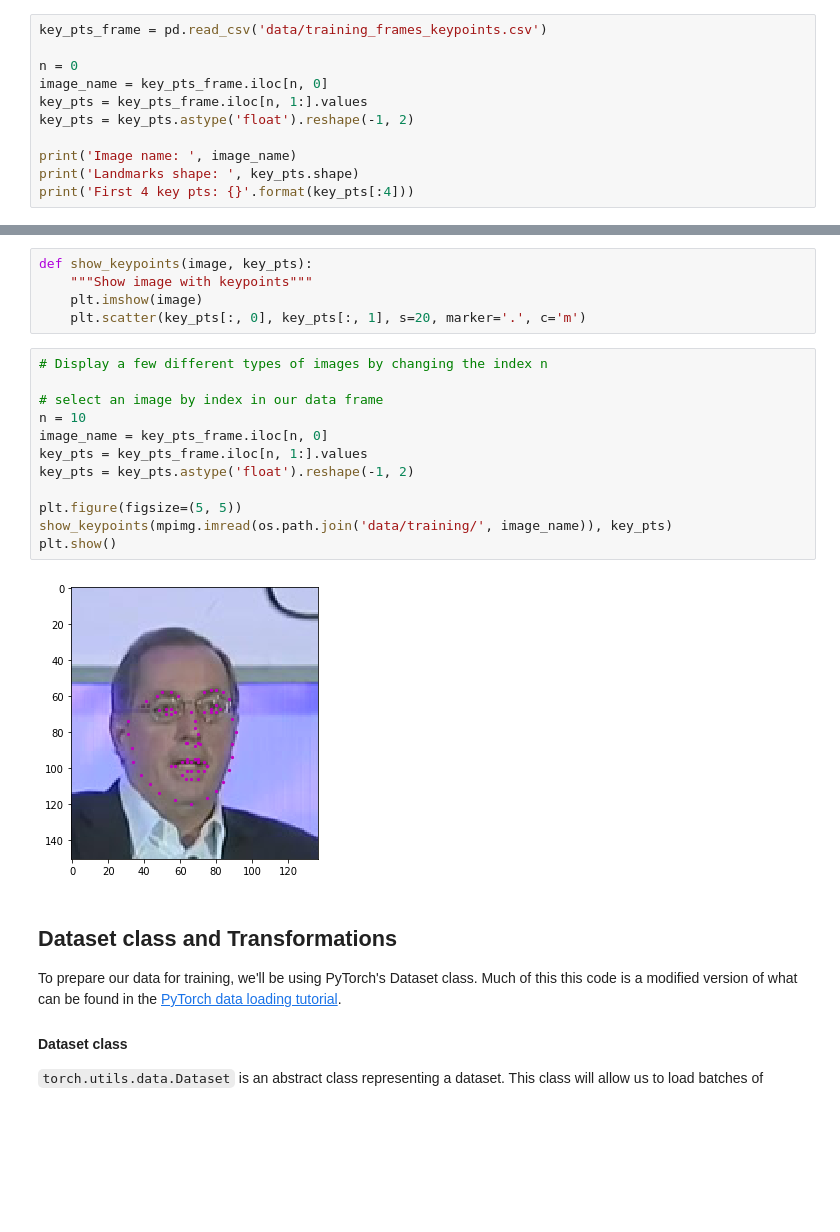
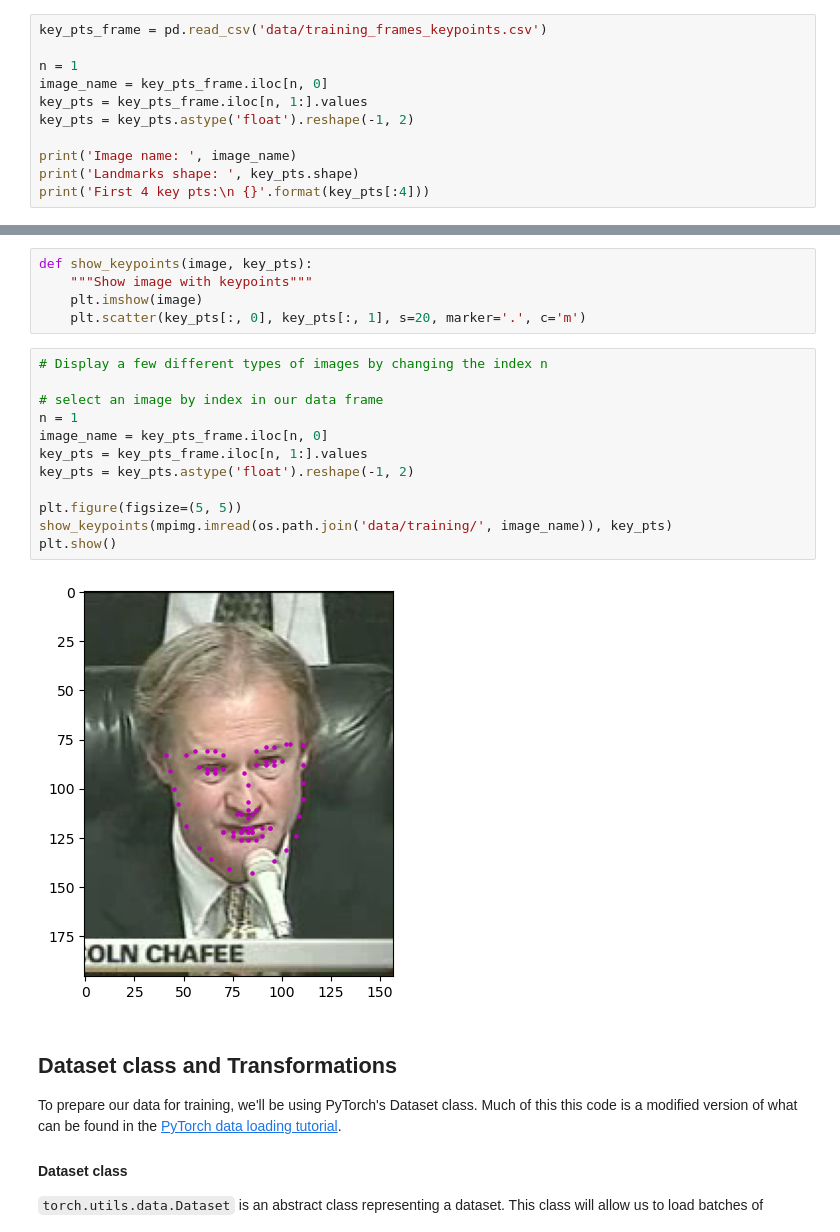
Before and after one commit to germanadrianGIT/P1_Facial_Keypoints, a Jupyter notebook: 1. Load and Visualize Data.ipynb, the cells around one changed output, grey strips where cells are left out. Saved outputs shown, nothing was run; the diff lists cells and outputs as text; blank space fills up the shorter version.

```diff
--- a/1. Load and Visualize Data.ipynb
+++ b/1. Load and Visualize Data.ipynb
@@ -40,12 +40,12 @@ import cv2
 # %%
 key_pts_frame = pd.read_csv('data/training_frames_keypoints.csv')
 
-n = 0
+n = 1
 image_name = key_pts_frame.iloc[n, 0]
 key_pts = key_pts_frame.iloc[n, 1:].values
 key_pts = key_pts.astype('float').reshape(-1, 2)
 
 print('Image name: ', image_name)
 print('Landmarks shape: ', key_pts.shape)
-print('First 4 key pts: {}'.format(key_pts[:4]))
+print('First 4 key pts:\n {}'.format(key_pts[:4]))
 # %% [output]
@@ -72,17 +73,17 @@ def show_keypoints(image, key_pts):
 # %%
 # Display a few different types of images by changing the index n
 
 # select an image by index in our data frame
-n = 10
+n = 1
 image_name = key_pts_frame.iloc[n, 0]
 key_pts = key_pts_frame.iloc[n, 1:].values
 key_pts = key_pts.astype('float').reshape(-1, 2)
 
 plt.figure(figsize=(5, 5))
 show_keypoints(mpimg.imread(os.path.join('data/training/', image_name)), key_pts)
 plt.show()
 # %% [output]
-[figure, old version]
+[figure, new version]
 # %% [markdown]
 ## Dataset class and Transformations
 
```
Also changed, not shown: parts of 5 cells of this notebook, 5 other files.
